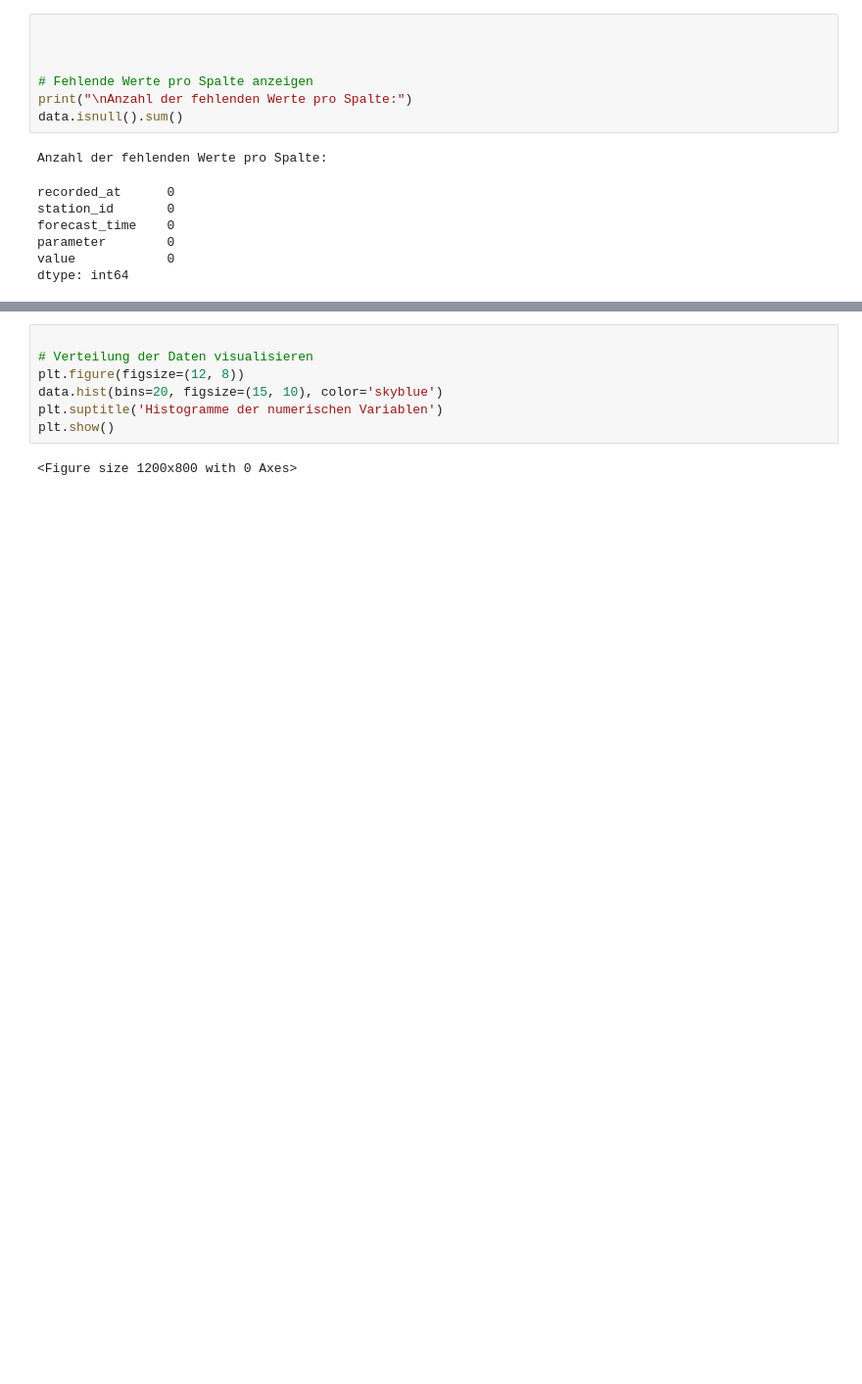
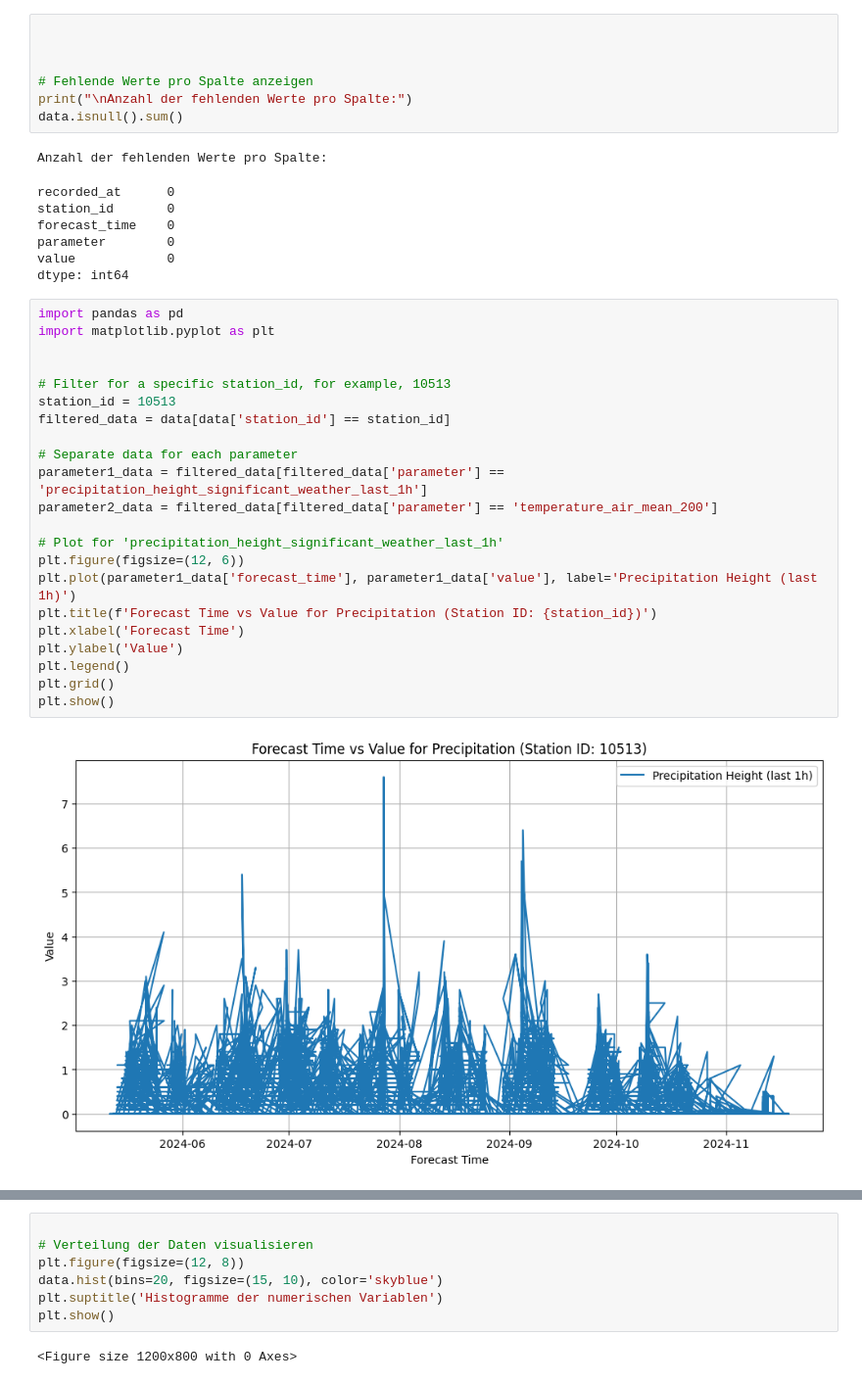
Before and after one commit to Fohlen/weather_experiment, a Jupyter notebook: data_analysis.ipynb, the cells around one changed output, grey strips where cells are left out. Shown at 98% size. Drawn from its saved outputs; the diff is of its cells as text; blank space fills up the shorter version.

```diff
--- a/data_analysis.ipynb
+++ b/data_analysis.ipynb
@@ -77,3 +170,27 @@ forecast_time    0
 parameter        0
 value            0
 dtype: int64
+# %%
+import pandas as pd
+import matplotlib.pyplot as plt
+
+
+# Filter for a specific station_id, for example, 10513
+station_id = 10513
+filtered_data = data[data['station_id'] == station_id]
+
+# Separate data for each parameter
+parameter1_data = filtered_data[filtered_data['parameter'] == 'precipitation_height_significant_weather_last_1h']
+parameter2_data = filtered_data[filtered_data['parameter'] == 'temperature_air_mean_200']
+
+# Plot for 'precipitation_height_significant_weather_last_1h'
+plt.figure(figsize=(12, 6))
+plt.plot(parameter1_data['forecast_time'], parameter1_data['value'], label='Precipitation Height (last 1h)')
+plt.title(f'Forecast Time vs Value for Precipitation (Station ID: {station_id})')
+plt.xlabel('Forecast Time')
+plt.ylabel('Value')
+plt.legend()
+plt.grid()
+plt.show()
+# %% [output]
+[figure, added]
```
Also changed, not shown: parts of 56 cells of this notebook.
